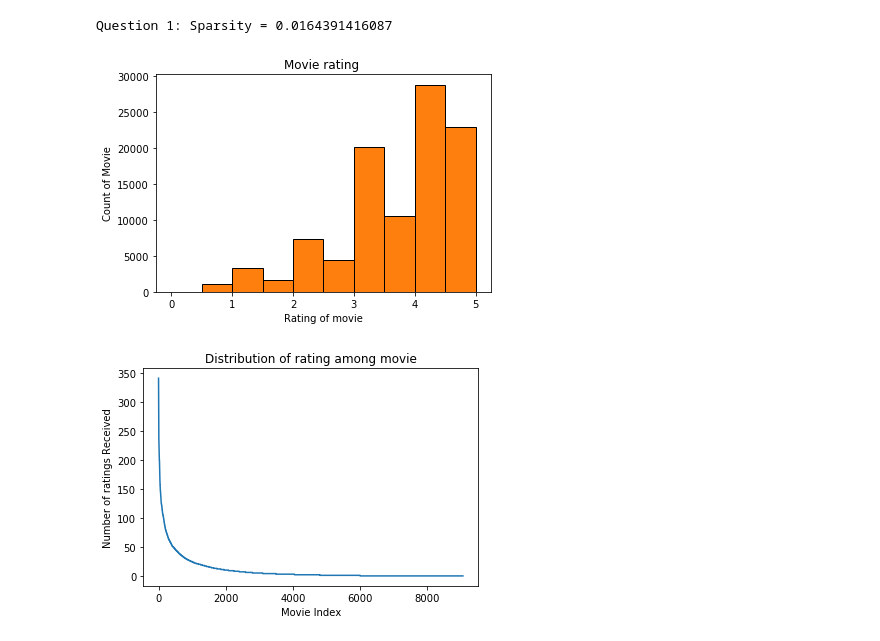
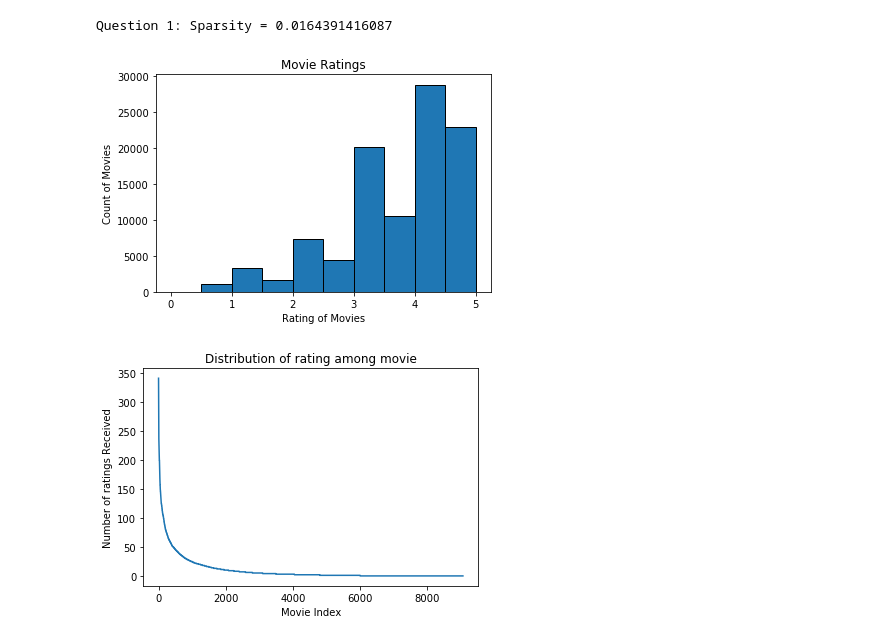
Before and after one commit to nsnguyen/ECE-219, a Jupyter notebook: project3/project_3.ipynb, the cells around one changed output. Saved outputs shown, nothing was run; the diff lists cells and outputs as text; code cells hidden in the pictures.

Commit message:
Add histogram function

```diff
--- a/project3/project_3.ipynb
+++ b/project3/project_3.ipynb
@@ -3,5 +3,14 @@ import numpy as np
 import pandas as pd
 import matplotlib.pyplot as plt
 # from collections import defaultdict
+# %%
+# Helper methods
+def plot_histogram(ydata, x_labels = [0.01, 0.5, 1, 1.5, 2, 2.5, 3, 3.5, 4, 4.5, 5], title = 'Generic Title', x_label= 'x_label', y_label='y_label'):
+    plt.gcf().clear()
+    plt.hist(ydata, bins=x_labels, ec='black')
+    plt.title(title)
+    plt.xlabel(x_label)
+    plt.ylabel(y_label)
+    plt.show()
 # %%
 Ratings = pd.read_csv('ml-latest-small/ratings.csv')
@@ -57,23 +71,8 @@ Question 1: Sparsity = 0.0164391416087
 # rating values as the horizontal axis. Count the number of entries in the ratings
 # matrix R with rating values in the binned intervals and use this count as the
 # vertical axis. Briely comment on the shape of the histogram
-# %%
-# Q2
-bar_add = np.zeros((1,10))
-for i in np.arange(R.shape[0]):
-    bar = plt.hist(R[i,:], bins=[0.01, 0.5, 1, 1.5, 2, 2.5, 3, 3.5, 4, 4.5, 5],ec='black')[0]
-    bar_add += bar
-
-plt.plot(np.array([[0.5, 1, 1.5, 2, 2.5, 3, 3.5, 4, 4.5, 5]]), bar_add)
-rating_all = [0.8] * int(bar_add[0,1]) + [1.3] * int(bar_add[0,2]) + \
- [1.8]* int(bar_add[0,3]) +[2.3] * int(bar_add[0,4])+[2.8] * int(bar_add[0,5])+ \
- [3.3]* int(bar_add[0,6])+ [3.8]* int(bar_add[0,7])+[4.3] * int(bar_add[0,8])+ \
- [4.8]* int(bar_add[0,9])
-plt.hist(rating_all, bins=[0, 0.5, 1, 1.5, 2, 2.5, 3, 3.5, 4, 4.5, 5], ec='black')
-plt.title("Movie rating ")
-plt.xlabel("Rating of movie")
-plt.ylabel("Count of Movie")
-plt.show()
-# %% [output]
-[figure, removed]
+# %%
+plot_histogram(ydata = Ratings.rating, title='Movie Ratings', x_label='Rating of Movies', y_label='Count of Movies')
+# %% [output]
+[figure, added]
 # %%
```
Also changed, not shown: parts of 4 cells of this notebook.
